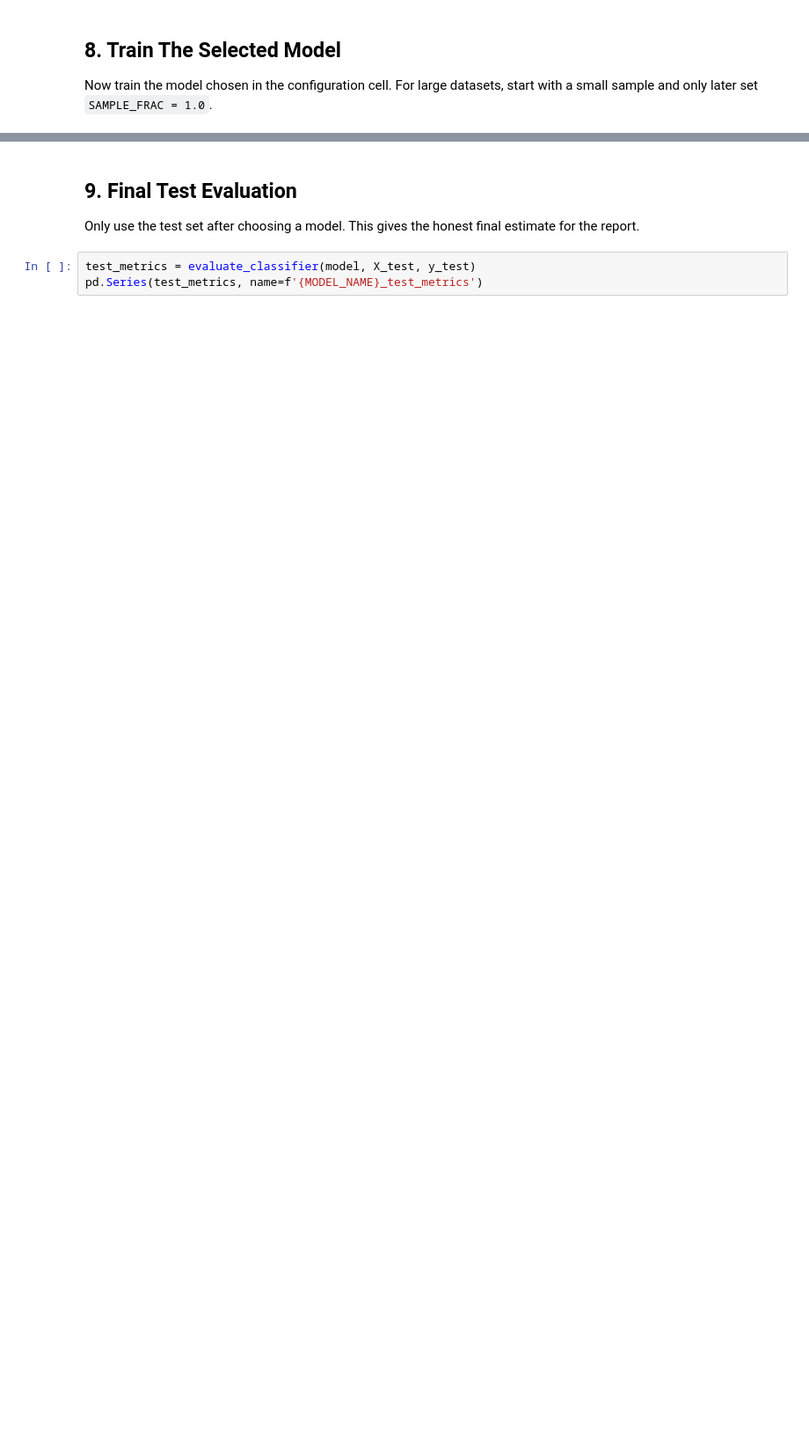
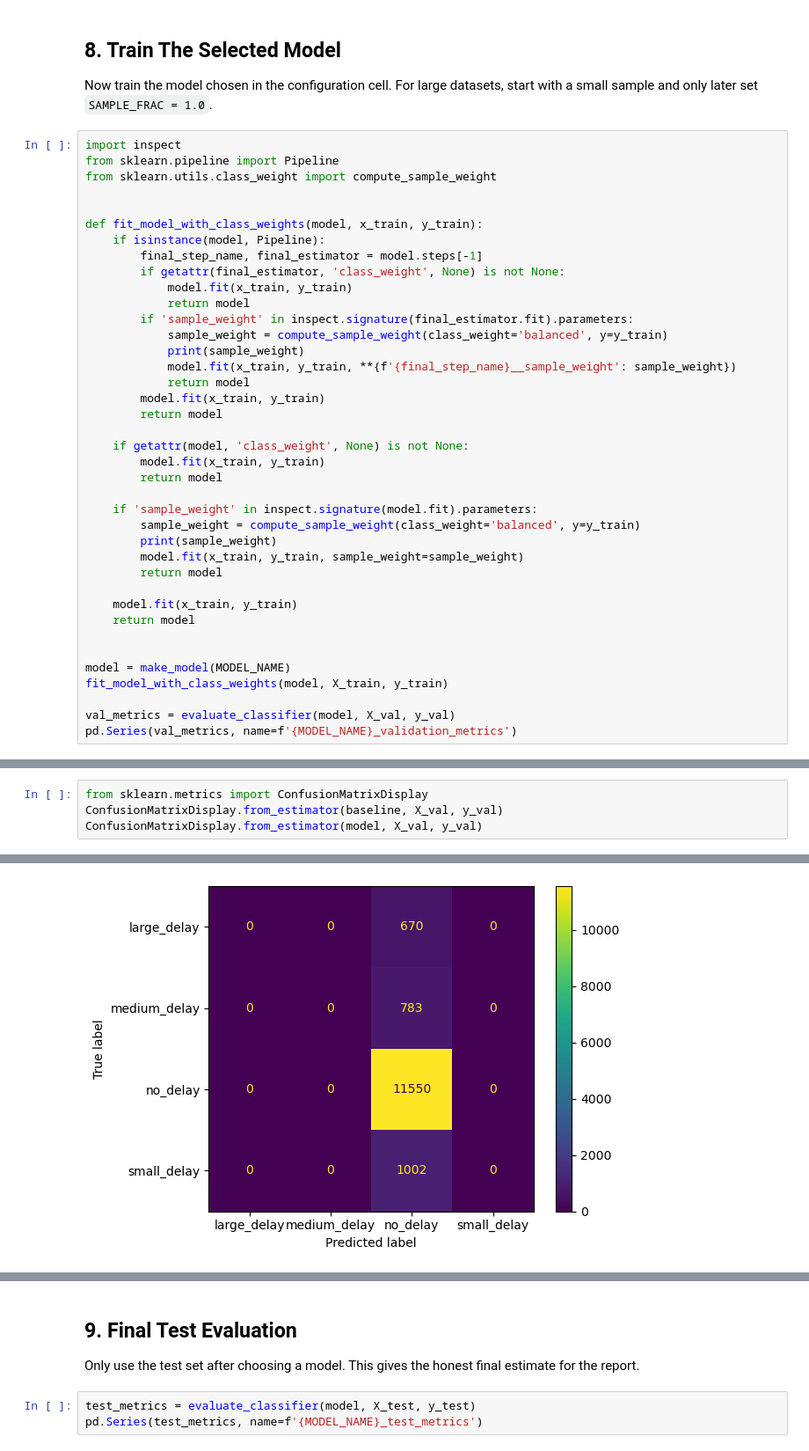
Before and after one commit to jmo2k02/ie500_data_mining_project, a Jupyter notebook: pipeline/05_training_pipeline_walkthrough.ipynb, the cells around one changed output, grey strips where cells are left out. Shown at 88% size. Saved outputs shown, nothing was run; the diff lists cells and outputs as text; blank space fills up the shorter version.

```diff
--- a/pipeline/05_training_pipeline_walkthrough.ipynb
+++ b/pipeline/05_training_pipeline_walkthrough.ipynb
@@ -196,3 +199,42 @@ Name: baseline_validation_metrics, dtype: float64
 ## 8. Train The Selected Model
 
 Now train the model chosen in the configuration cell. For large datasets, start with a small sample and only later set `SAMPLE_FRAC = 1.0`.
+# %%
+import inspect
+from sklearn.pipeline import Pipeline
+from sklearn.utils.class_weight import compute_sample_weight
+
+
+def fit_model_with_class_weights(model, x_train, y_train):
+    if isinstance(model, Pipeline):
+        final_step_name, final_estimator = model.steps[-1]
+        if getattr(final_estimator, 'class_weight', None) is not None:
+            model.fit(x_train, y_train)
+            return model
+        if 'sample_weight' in inspect.signature(final_estimator.fit).parameters:
+            sample_weight = compute_sample_weight(class_weight='balanced', y=y_train)
+            print(sample_weight)
+            model.fit(x_train, y_train, **{f'{final_step_name}__sample_weight': sample_weight})
+            return model
+        model.fit(x_train, y_train)
+        return model
+
+    if getattr(model, 'class_weight', None) is not None:
+        model.fit(x_train, y_train)
+        return model
+
+    if 'sample_weight' in inspect.signature(model.fit).parameters:
+        sample_weight = compute_sample_weight(class_weight='balanced', y=y_train)
+        print(sample_weight)
+        model.fit(x_train, y_train, sample_weight=sample_weight)
+        return model
+
+    model.fit(x_train, y_train)
+    return model
+
+
+model = make_model(MODEL_NAME)
+fit_model_with_class_weights(model, X_train, y_train)
+
+val_metrics = evaluate_classifier(model, X_val, y_val)
+pd.Series(val_metrics, name=f'{MODEL_NAME}_validation_metrics')
@@ -198,0 +249,5 @@ Now train the model chosen in the configuration cell. For large datasets, start
+# %%
+from sklearn.metrics import ConfusionMatrixDisplay
+ConfusionMatrixDisplay.from_estimator(baseline, X_val, y_val)
+ConfusionMatrixDisplay.from_estimator(model, X_val, y_val)
+# %% [output]
@@ -198,0 +255 @@ Now train the model chosen in the configuration cell. For large datasets, start
+[figure, added]
```
Also changed, not shown: parts of 11 cells of this notebook, 4 other files.
